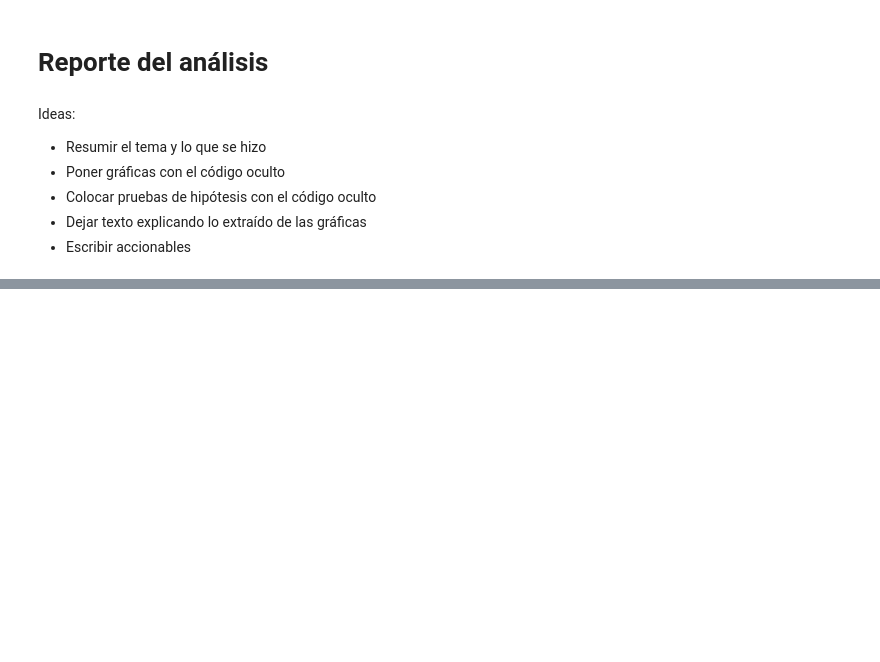
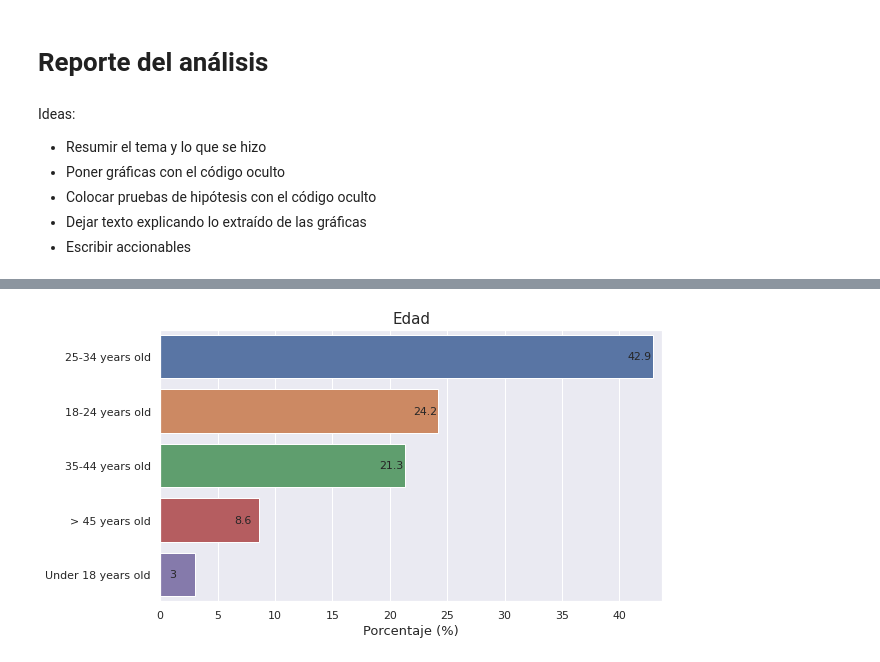
Before and after one commit to anthonymanotoa/survey-dev, a Jupyter notebook: notebooks/4-report.ipynb, the cells around one changed output, grey strips where cells are left out. Saved outputs shown, nothing was run; the diff lists cells and outputs as text; code cells hidden in the pictures; blank space fills up the shorter version.

```diff
--- a/notebooks/4-report.ipynb
+++ b/notebooks/4-report.ipynb
@@ -10,3 +57,7 @@ Ideas:
+# %%
+barploth_normalized(df.Age, title='Edad', padding=-25)
+# %% [output]
+[figure, added]
 # %% [markdown]
 <a style='text-decoration:none;line-height:16px;display:flex;color:#5B5B62;padding:10px;justify-content:end;' href='https://deepnote.com?utm_source=created-in-deepnote-cell&projectId=09491c61-3767-4289-98fd-88aee19bb45d' target="_blank">
 <img alt='Created in deepnote.com' style='display:inline;max-height:16px;margin:0px;margin-right:7.5px;' src='embedded-picture-1' > </img>
```
Also changed, not shown: parts of 5 cells of this notebook, 3 other files.
